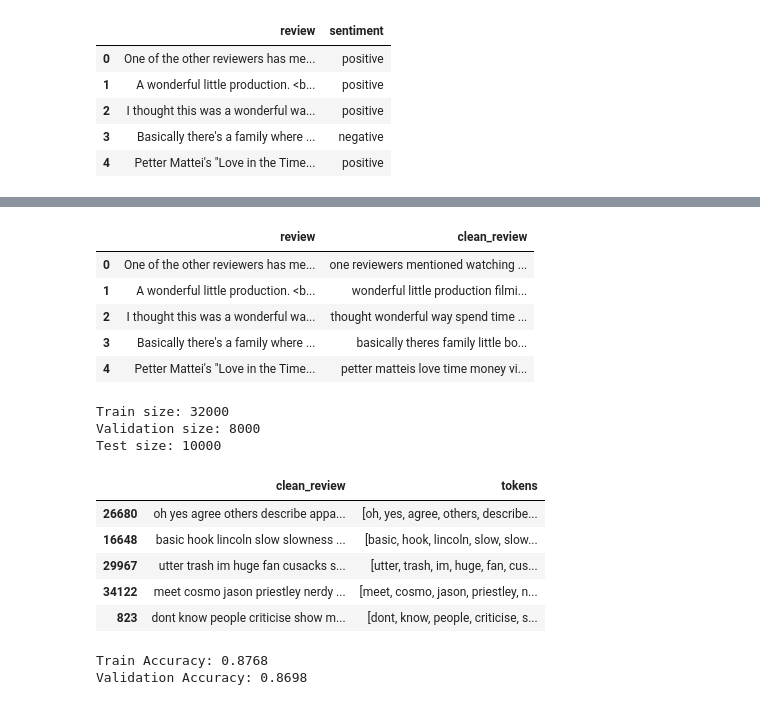
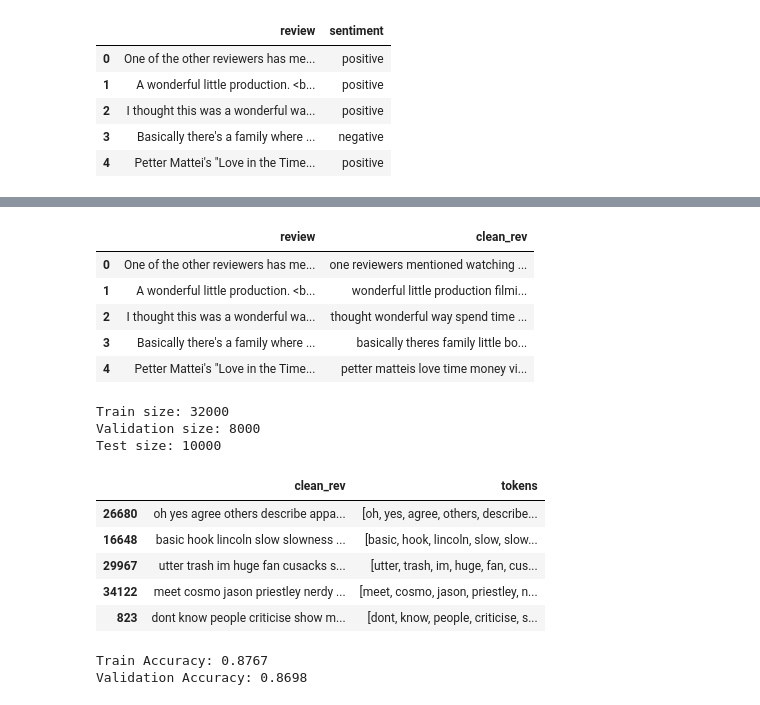
Before and after one commit to i-ganza007/Sentiment_Analysis_Formative, a Jupyter notebook: Logistic_Classification.ipynb, the cells around one changed output, grey strips where cells are left out. Saved outputs shown, nothing was run; the diff lists cells and outputs as text; code cells hidden in the pictures.

```diff
--- a/Logistic_Classification.ipynb
+++ b/Logistic_Classification.ipynb
@@ -40,7 +57,6 @@ from tensorflow.keras.callbacks import EarlyStopping
 # %%
-path = '/kaggle/input/imdb-dataset-of-50k-movie-reviews/IMDB Dataset.csv'
-df = pd.read_csv(path)
-
+data = '/content/IMDB Dataset.csv'
+df = pd.read_csv(data)
 df.head()
 # %% [output]
 |  | review | sentiment |
@@ -52,21 +82,21 @@ df.head()
 # %%
 stop_words = set(stopwords.words('english'))
 
 def preprocess_text(text):
     text = text.lower()
     text = re.sub(r'<.*?>', '', text)
     text = re.sub(r'http\S+|www\S+', '', text)
     text = re.sub(r'[^a-z\s]', '', text)
     text = re.sub(r'\s+', ' ', text).strip()
     tokens = text.split()
     tokens = [word for word in tokens if word not in stop_words]
     return " ".join(tokens)
 
-df['clean_review'] = df['review'].apply(preprocess_text)
+df['clean_rev'] = df['review'].apply(preprocess_text)
 
-df[['review', 'clean_review']].head()
+df[['review', 'clean_rev']].head()
 # %% [output]
-|  | review | clean_review |
+|  | review | clean_rev |
 | 0 | One of the other reviewers has me... | one reviewers mentioned watching ... |
 | 1 | A wonderful little production. <b... | wonderful little production filmi... |
 | 2 | I thought this was a wonderful wa... | thought wonderful way spend time ... |
@@ -87,13 +115,16 @@ Train size: 32000
 Validation size: 8000
 Test size: 10000
 # %%
-train_df['tokens'] = train_df['clean_review'].apply(word_tokenize)
-val_df['tokens'] = val_df['clean_review'].apply(word_tokenize)
-test_df['tokens'] = test_df['clean_review'].apply(word_tokenize)
+import nltk
 
-train_df[['clean_review', 'tokens']].head()
+
+train_sec_df['tokens'] = train_sec_df['clean_rev'].apply(word_tokenize)
+val_df['tokens'] = val_df['clean_rev'].apply(word_tokenize)
+test_df['tokens'] = test_df['clean_rev'].apply(word_tokenize)
+
+train_sec_df[['clean_rev', 'tokens']].head()
 # %% [output]
-|  | clean_review | tokens |
+|  | clean_rev | tokens |
 | 26680 | oh yes agree others describe appa... | [oh, yes, agree, others, describe... |
 | 16648 | basic hook lincoln slow slowness ... | [basic, hook, lincoln, slow, slow... |
 | 29967 | utter trash im huge fan cusacks s... | [utter, trash, im, huge, fan, cus... |
@@ -114,10 +146,10 @@ X_val_tfidf = tfidf.transform(val_texts)
 X_test_tfidf = tfidf.transform(test_texts)
 # %%
 log_reg = LogisticRegression(max_iter=250, C=0.1, penalty='l2')
-log_reg.fit(X_train_tfidf, train_df['sentiment'])
+log_reg.fit(X_train_tfidf, train_sec_df['sentiment'])
 
 log_train_preds = log_reg.predict(X_train_tfidf)
-train_accuracy = accuracy_score(train_df['sentiment'], log_train_preds)
+train_accuracy = accuracy_score(train_sec_df['sentiment'], log_train_preds)
 
 log_val_preds = log_reg.predict(X_val_tfidf)
 val_accuracy = accuracy_score(val_df['sentiment'], log_val_preds)
@@ -125,7 +157,7 @@ val_accuracy = accuracy_score(val_df['sentiment'], log_val_preds)
 print(f"Train Accuracy: {train_accuracy:.4f}")
 print(f"Validation Accuracy: {val_accuracy:.4f}")
 # %% [output]
-Train Accuracy: 0.8768
+Train Accuracy: 0.8767
 Validation Accuracy: 0.8698
 # %%
 logistic_probs = log_reg.predict_proba(X_test_tfidf)[:, 1]
```
Also changed, not shown: parts of 6 cells of this notebook.
